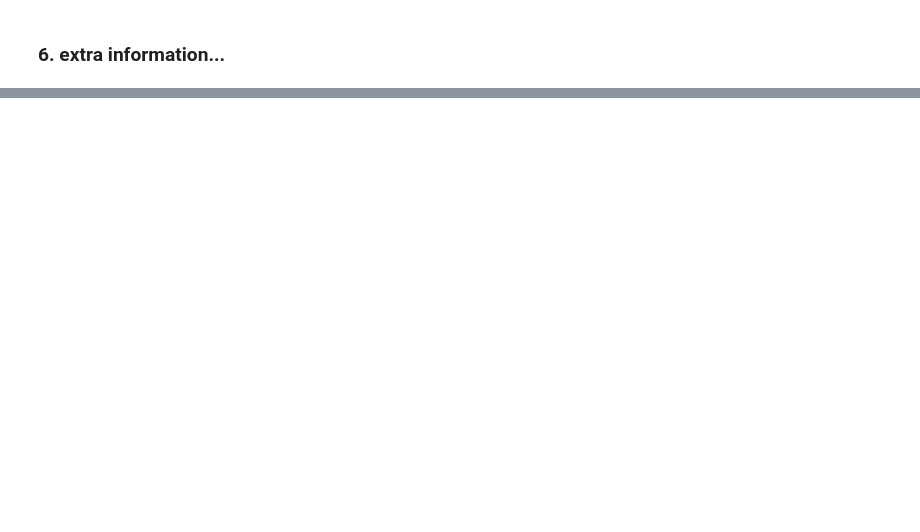
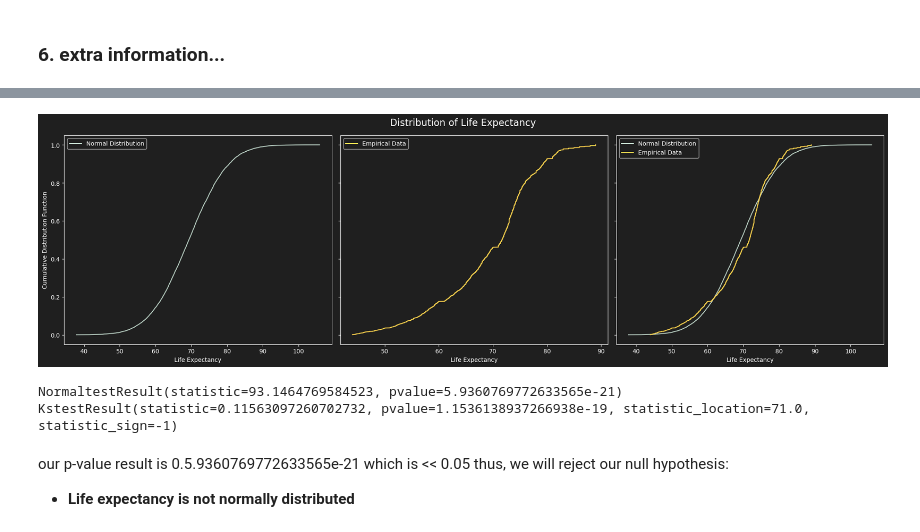
Before and after one commit to amitedenzon/life-expectancy, a Jupyter notebook: research.ipynb, the cells around one changed output, grey strips where cells are left out. Cells and saved outputs as stored; diff of their text form; code cells hidden in the pictures; blank space fills up the shorter version.

```diff
--- a/research.ipynb
+++ b/research.ipynb
@@ -258,0 +346,54 @@ with plt.style.context('dark_background'):
+# %%
+def ecdf(data):
+    length = len(data)
+    x = np.sort(data)
+    y = np.arange(1, length+1) / length
+    return x, y
+
+# Generate samples for the normal distribution
+samples = np.random.normal(np.mean(df["Lifeexpectancy"]), np.std(df["Lifeexpectancy"]), size=10000)
+x_theor, y_theor = ecdf(samples)
+
+x_emp, y_emp = ecdf(df["Lifeexpectancy"])
+
+fig, axes = plt.subplots(1, 3, figsize=(20, 6), sharey=True)
+with plt.style.context('dark_background'):
+    fig.patch.set_facecolor('#1f1f1f')
+    for ax in axes:
+        ax.set_facecolor('#1f1f1f')
+        ax.tick_params(colors='white', which='both')
+        ax.spines['top'].set_color('white')
+        ax.spines['bottom'].set_color('white')
+        ax.spines['left'].set_color('white')
+        ax.spines['right'].set_color('white')
+
+    # Plot theoretical distribution
+    axes[0].plot(x_theor, y_theor, label='Normal Distribution', color='#bad0c4')
+    axes[0].set_xlabel("Life Expectancy", color='white')
+    axes[0].set_ylabel("Cumulative Distribution Function", color='white')
+    axes[0].legend(facecolor='#1f1f1f')
+
+    # Plot empirical data
+    axes[1].plot(x_emp, y_emp, label='Empirical Data', color='#ffd34e')
+    axes[1].set_xlabel("Life Expectancy", color='white')
+    axes[1].legend(facecolor='#1f1f1f')
+
+    axes[2].plot(x_theor, y_theor, label='Normal Distribution', color='#bad0c4')
+    axes[2].plot(x_emp, y_emp, label='Empirical Data', color='#ffd34e')
+    axes[2].set_xlabel("Life Expectancy", color='white')
+    axes[2].legend(facecolor='#1f1f1f')
+
+    fig.suptitle('Distribution of Life Expectancy' , fontsize=16)
+
+plt.tight_layout()
+plt.show()
+
+print(stats.normaltest(df["Lifeexpectancy"]))
+print(stats.kstest(df["Lifeexpectancy"], 'norm', args=(df["Lifeexpectancy"].mean(), df["Lifeexpectancy"].std())))
+# %% [output]
+[figure, added]
+NormaltestResult(statistic=93.1464769584523, pvalue=5.9360769772633565e-21)
+KstestResult(statistic=0.11563097260702732, pvalue=1.1536138937266938e-19, statistic_location=71.0, statistic_sign=-1)
+# %% [markdown]
+our p-value result is 0.5.9360769772633565e-21 which is << 0.05 thus, we will reject our null hypothesis:<br/>
+- __Life expectancy is not normally distributed__
```
Also changed, not shown: parts of 10 cells of this notebook.
